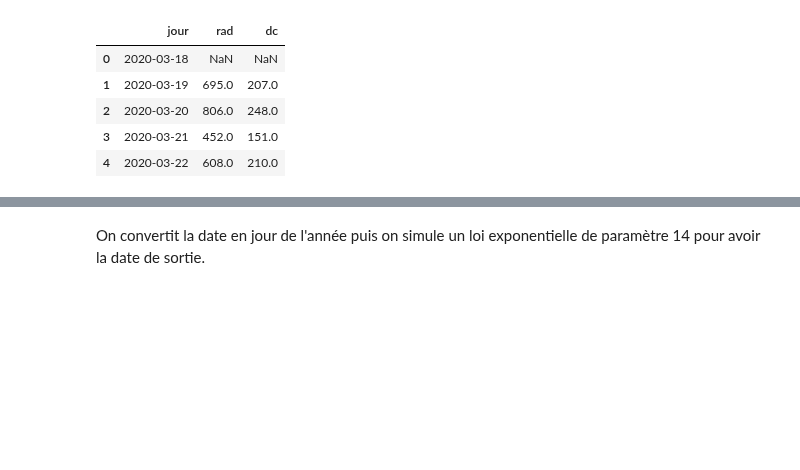
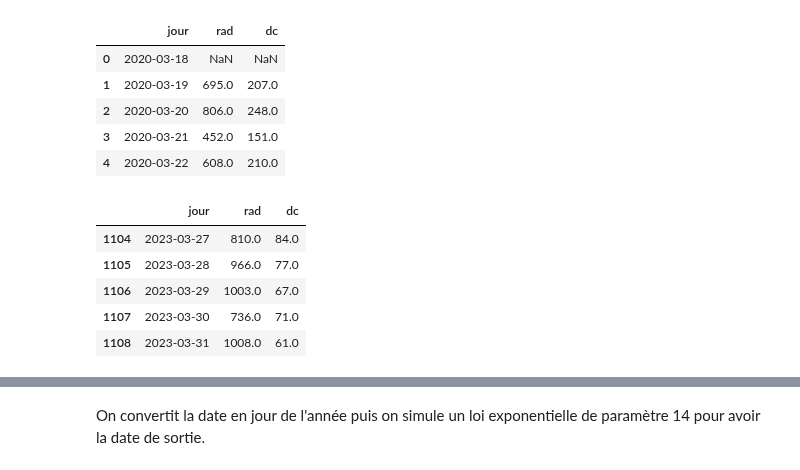
Before and after one commit to sdpython/teachpyx, a Jupyter notebook: _doc/practice/exams/td_note_2021.ipynb, the cells around one changed output, grey strips where cells are left out. Saved outputs shown, nothing was run; the diff lists cells and outputs as text; code cells hidden in the pictures; blank space fills up the shorter version.

```diff
--- a/_doc/practice/exams/td_note_2021.ipynb
+++ b/_doc/practice/exams/td_note_2021.ipynb
@@ -33,3 +36,12 @@ diff.head()
 | 2 | 2020-03-20 | 806.0 | 248.0 |
 | 3 | 2020-03-21 | 452.0 | 151.0 |
 | 4 | 2020-03-22 | 608.0 | 210.0 |
+# %%
+diff.tail()
+# %% [output]
+|  | jour | rad | dc |
+| 1104 | 2023-03-27 | 810.0 | 84.0 |
+| 1105 | 2023-03-28 | 966.0 | 77.0 |
+| 1106 | 2023-03-29 | 1003.0 | 67.0 |
+| 1107 | 2023-03-30 | 736.0 | 71.0 |
+| 1108 | 2023-03-31 | 1008.0 | 61.0 |
```
Also changed, not shown: parts of 12 cells of this notebook, 10 other files.
